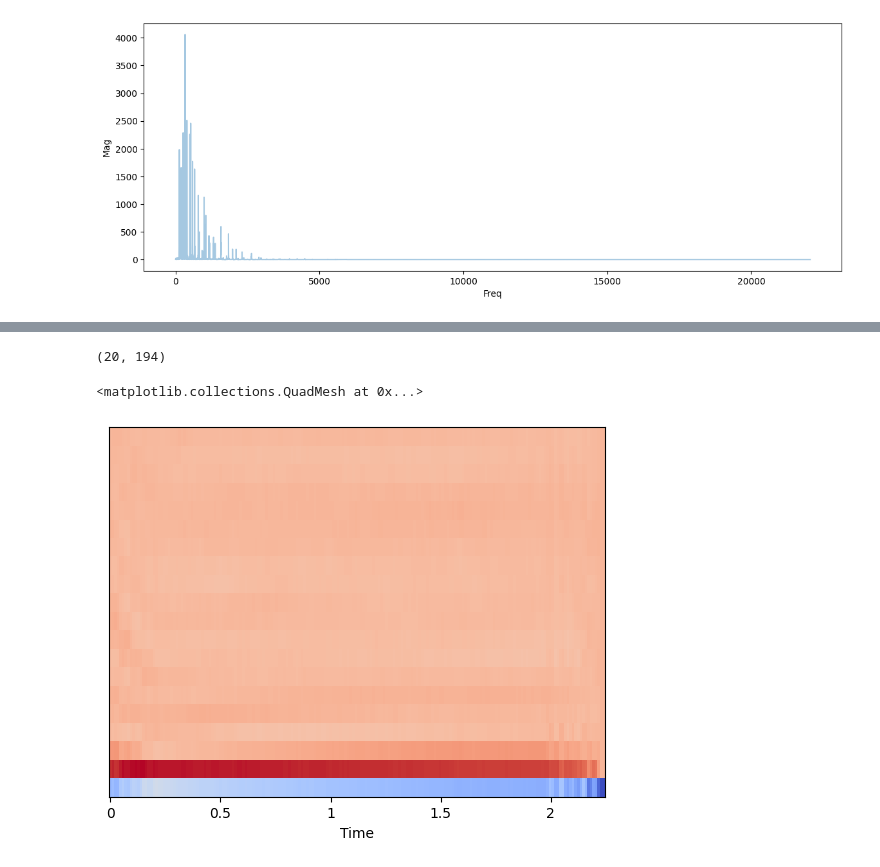
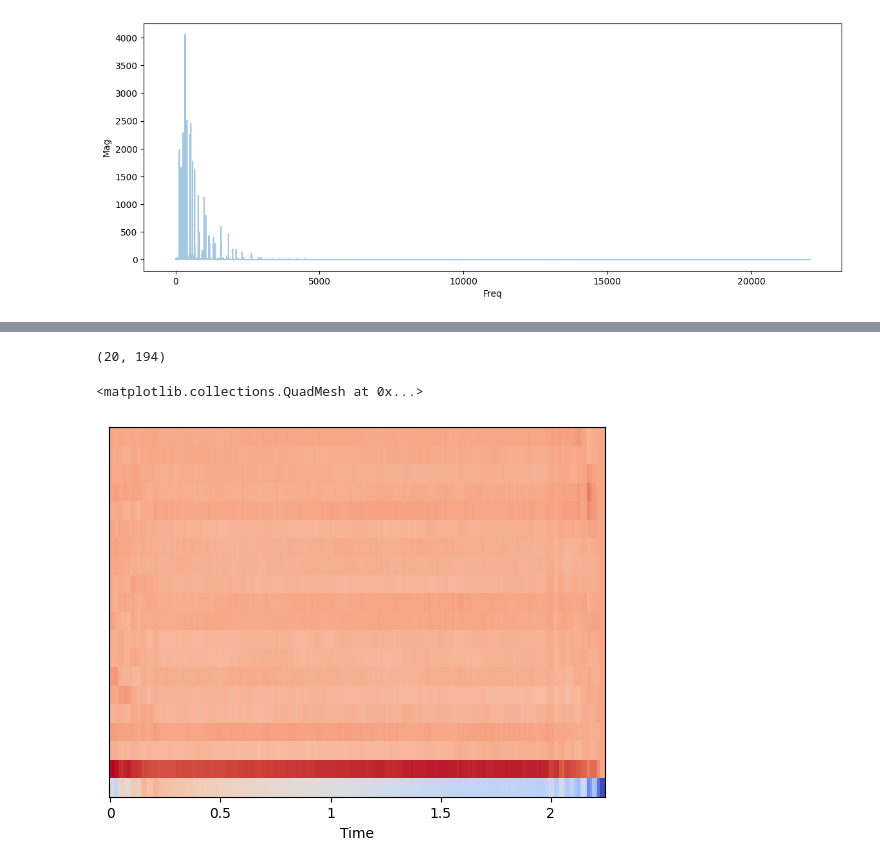
Before and after one commit to Foxylj/EE541_Project, a Jupyter notebook: Project.ipynb, the cells around one changed output, grey strips where cells are left out. Cells and saved outputs as stored; diff of their text form; code cells hidden in the pictures.

```diff
--- a/Project.ipynb
+++ b/Project.ipynb
@@ -58,9 +113,9 @@ plt.colorbar()
 # %%
-mfccs = librosa.feature.mfcc(y=x, sr=sr)
+mfccs = librosa.feature.mfcc(y=x, sr=sr,fmax=5000)
 print(mfccs.shape)
 #Displaying  the MFCCs:
 librosa.display.specshow(mfccs, sr=sr, x_axis='time')
 # %% [output]
 (20, 194)
 <matplotlib.collections.QuadMesh at 0x...>
-[figure, old version]
+[figure, new version]
```
Also changed, not shown: parts of 5 cells of this notebook, 1 other file.
